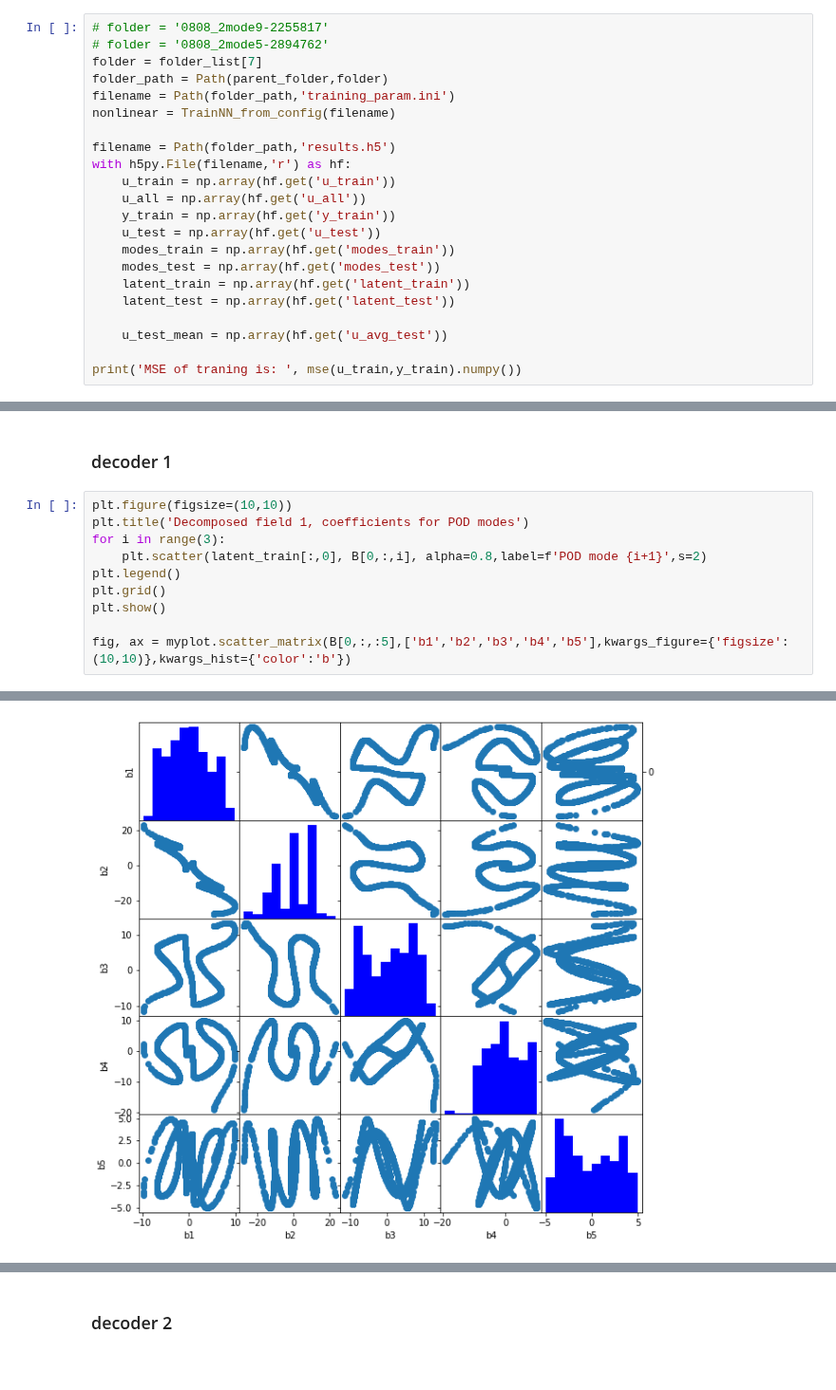
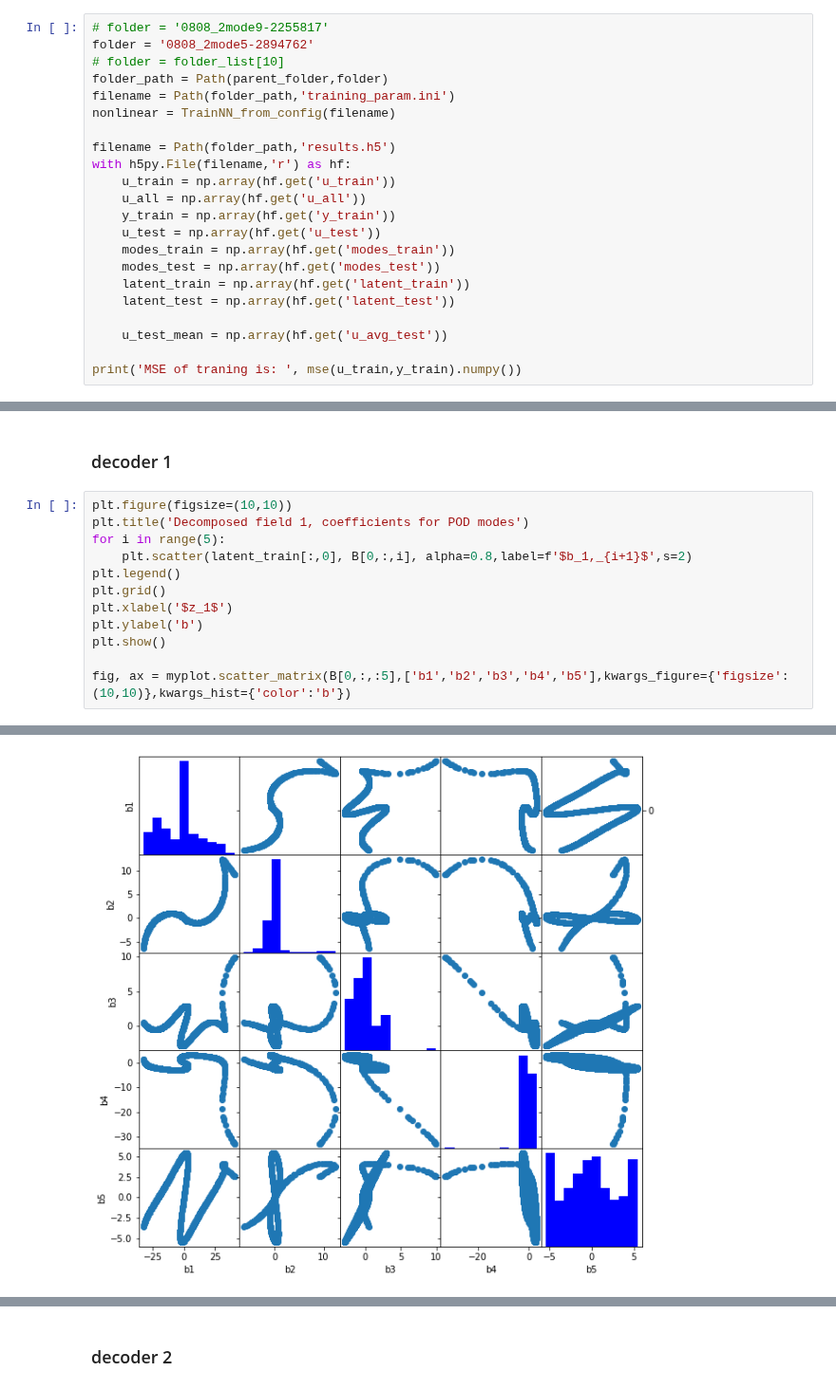
Before and after one commit to MagriLab/MD-CNN-AE, a Jupyter notebook: notebook_visualise/nonlinear.ipynb, the cells around one changed output, grey strips where cells are left out. Shown at 95% size. Saved outputs shown, nothing was run; the diff lists cells and outputs as text.

Commit message:
visualise nonlinear compression of time coefficients

```diff
--- a/notebook_visualise/nonlinear.ipynb
+++ b/notebook_visualise/nonlinear.ipynb
@@ -50,8 +57,8 @@ folder_list = ! ls -v $parent_folder
 0808_2mode4-2894761  0808_2mode8-2894765  grouping_modes_2.csv
 # %%
 # folder = '0808_2mode9-2255817'
-# folder = '0808_2mode5-2894762'
-folder = folder_list[7]
+folder = '0808_2mode5-2894762'
+# folder = folder_list[10]
 folder_path = Path(parent_folder,folder)
 filename = Path(folder_path,'training_param.ini')
 nonlinear = TrainNN_from_config(filename)
@@ -237,10 +246,12 @@ B = np.array(B) # [latent_dim, time, number of pod modes]
 # %%
 plt.figure(figsize=(10,10))
 plt.title('Decomposed field 1, coefficients for POD modes')
-for i in range(3):
-    plt.scatter(latent_train[:,0], B[0,:,i], alpha=0.8,label=f'POD mode {i+1}',s=2)
+for i in range(5):
+    plt.scatter(latent_train[:,0], B[0,:,i], alpha=0.8,label=f'$b_1,_{i+1}$',s=2)
 plt.legend()
 plt.grid()
+plt.xlabel('$z_1$')
+plt.ylabel('b')
 plt.show()
 
 fig, ax = myplot.scatter_matrix(B[0,:,:5],['b1','b2','b3','b4','b5'],kwargs_figure={'figsize':(10,10)},kwargs_hist={'color':'b'})
@@ -249,3 +260,3 @@ fig, ax = myplot.scatter_matrix(B[0,:,:5],['b1','b2','b3','b4','b5'],kwargs_figu
-[figure, old version]
+[figure, new version]
 # %%
 i = 0
```
Also changed, not shown: parts of 17 cells of this notebook, 1 other file.
